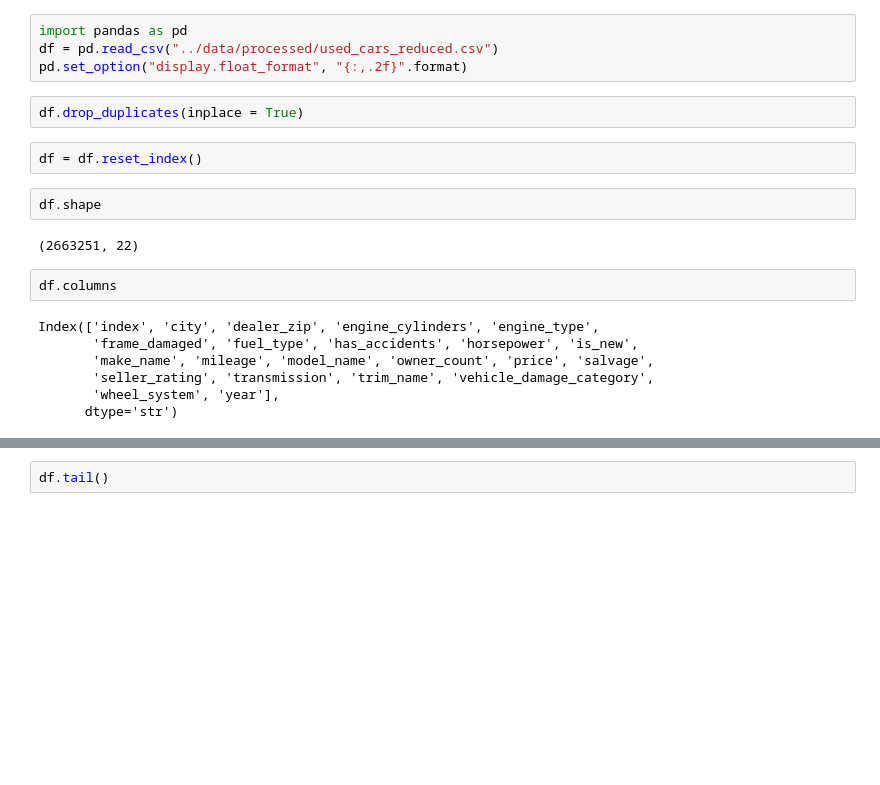
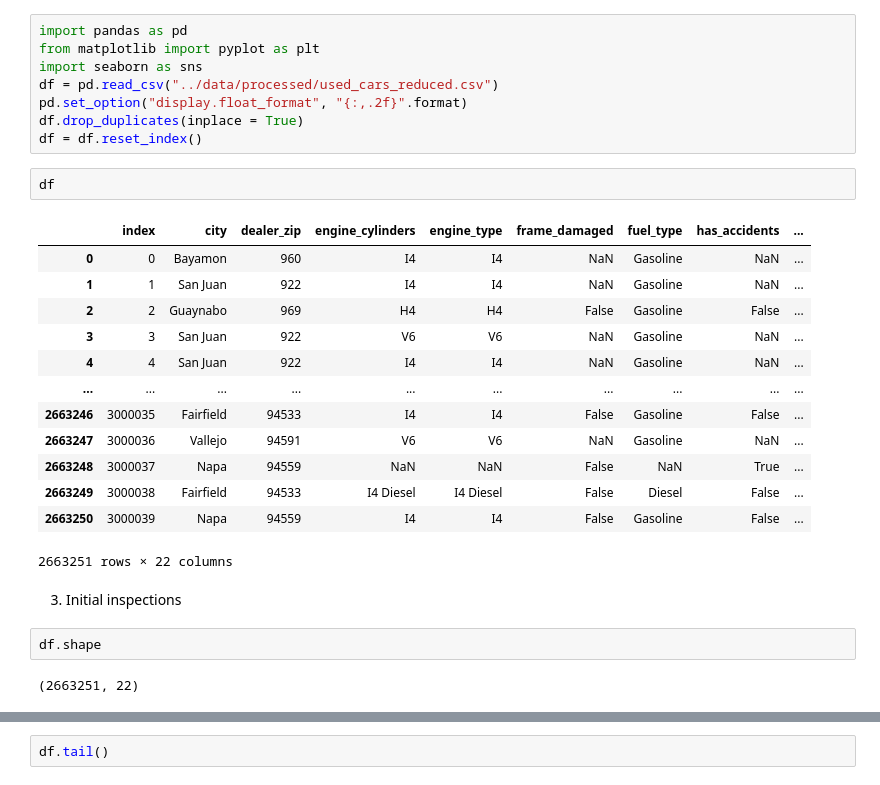
Before and after one commit to CaseyKiiza2026/vehicle-valuation-platform, a Jupyter notebook: notebooks/02_eda.ipynb, the cells around one changed output, grey strips where cells are left out. Cells and saved outputs as stored; diff of their text form; blank space fills up the shorter version.

```diff
--- a/notebooks/02_eda.ipynb
+++ b/notebooks/02_eda.ipynb
@@ -7,21 +16,30 @@ Can the model identify vehicles whose asking price appears significantly higher
 # %%
 import pandas as pd
+from matplotlib import pyplot as plt
+import seaborn as sns
 df = pd.read_csv("../data/processed/used_cars_reduced.csv")
 pd.set_option("display.float_format", "{:,.2f}".format)
+df.drop_duplicates(inplace = True)
+df = df.reset_index()
 # %%
-df.drop_duplicates(inplace = True)
+df
+# %% [output]
+|  | index | city | dealer_zip | engine_cylinders | engine_type | frame_damaged | fuel_type | has_accidents | ... |
+| 0 | 0 | Bayamon | 960 | I4 | I4 | NaN | Gasoline | NaN | ... |
+| 1 | 1 | San Juan | 922 | I4 | I4 | NaN | Gasoline | NaN | ... |
+| 2 | 2 | Guaynabo | 969 | H4 | H4 | False | Gasoline | False | ... |
+| 3 | 3 | San Juan | 922 | V6 | V6 | NaN | Gasoline | NaN | ... |
+| 4 | 4 | San Juan | 922 | I4 | I4 | NaN | Gasoline | NaN | ... |
+| ... | ... | ... | ... | ... | ... | ... | ... | ... | ... |
+| 2663246 | 3000035 | Fairfield | 94533 | I4 | I4 | False | Gasoline | False | ... |
+| 2663247 | 3000036 | Vallejo | 94591 | V6 | V6 | NaN | Gasoline | NaN | ... |
+| 2663248 | 3000037 | Napa | 94559 | NaN | NaN | False | NaN | True | ... |
+| 2663249 | 3000038 | Fairfield | 94533 | I4 Diesel | I4 Diesel | False | Diesel | False | ... |
+| 2663250 | 3000039 | Napa | 94559 | I4 | I4 | False | Gasoline | False | ... |
+2663251 rows × 22 columns
-# %%
-df = df.reset_index()
+# %% [markdown]
+3. Initial inspections
 # %%
 df.shape
 # %% [output]
 (2663251, 22)
-# %%
-df.columns
-# %% [output]
-Index(['index', 'city', 'dealer_zip', 'engine_cylinders', 'engine_type',
-       'frame_damaged', 'fuel_type', 'has_accidents', 'horsepower', 'is_new',
-       'make_name', 'mileage', 'model_name', 'owner_count', 'price', 'salvage',
-       'seller_rating', 'transmission', 'trim_name', 'vehicle_damage_category',
-       'wheel_system', 'year'],
-      dtype='str')
```
Also changed, not shown: parts of 17 cells of this notebook, 2 other files.
